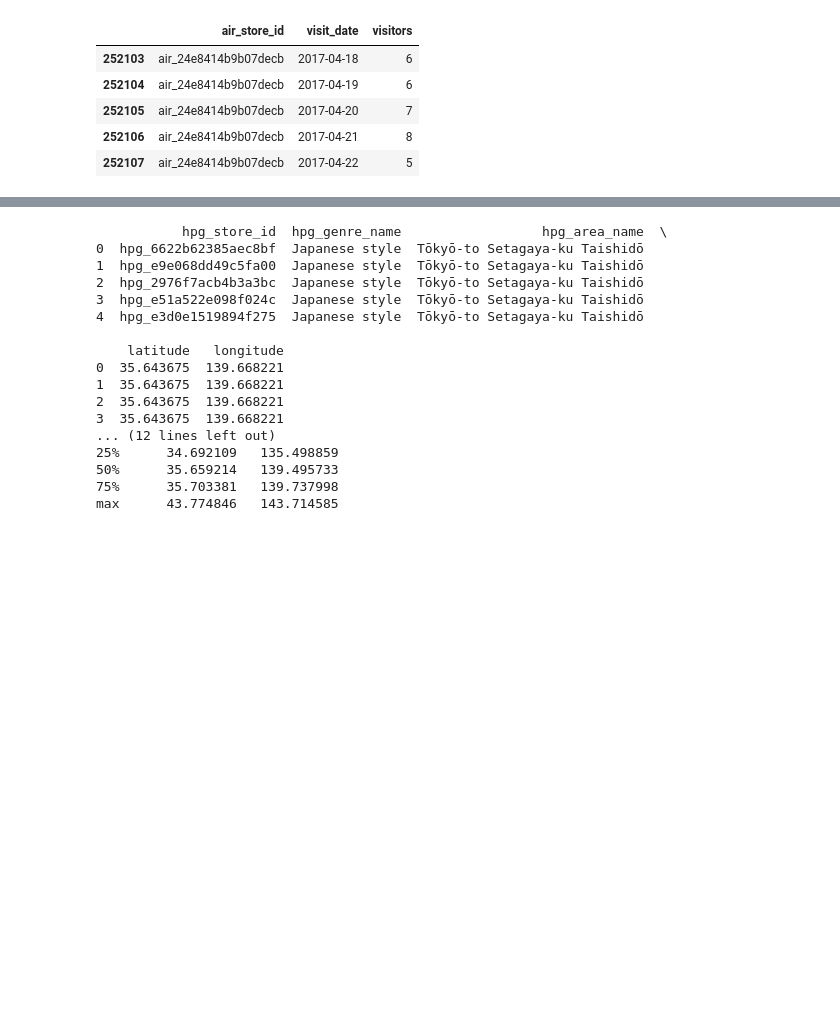
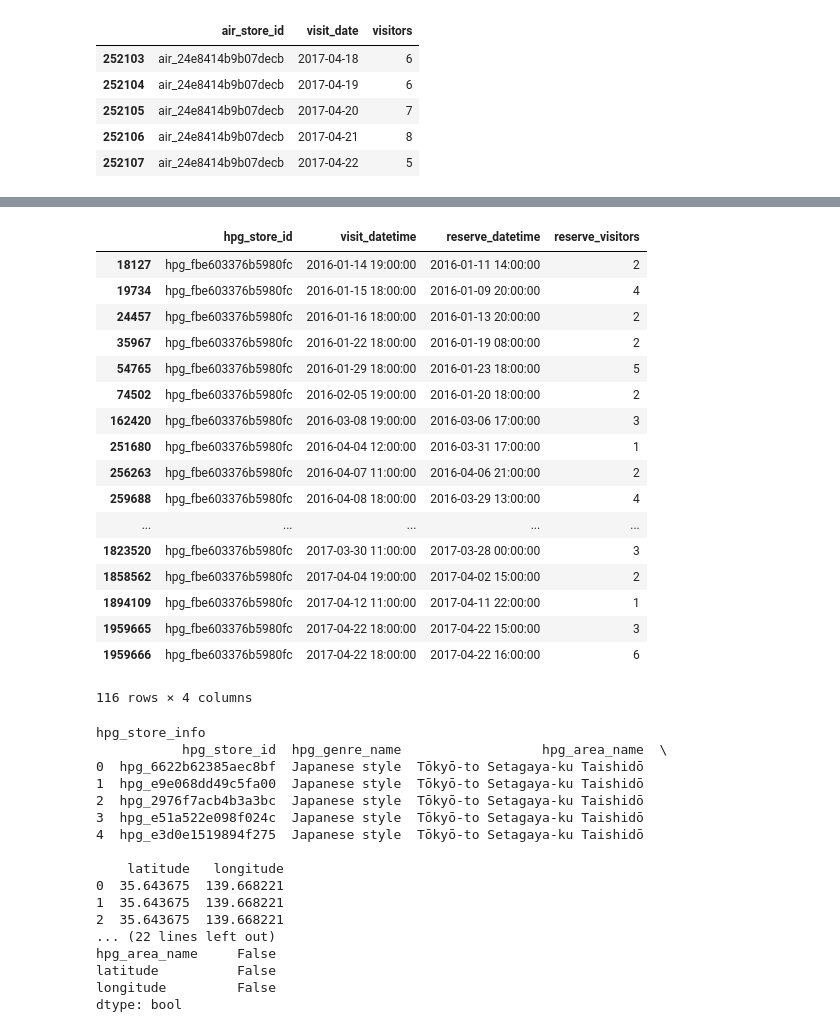
Before and after one commit to zhilangtaosha/ml, a Jupyter notebook: ipython/cheatsheet/rs_recruit.ipynb, the cells around one changed output, grey strips where cells are left out. Drawn from its saved outputs; the diff is of its cells as text; code cells hidden in the pictures; blank space fills up the shorter version.

```diff
--- a/ipython/cheatsheet/rs_recruit.ipynb
+++ b/ipython/cheatsheet/rs_recruit.ipynb
@@ -116,8 +160,35 @@ max        1.000000e+02
+# %%
+h_reserve[h_reserve.hpg_store_id=="hpg_fbe603376b5980fc"]
+# %% [output]
+|  | hpg_store_id | visit_datetime | reserve_datetime | reserve_visitors |
+| 18127 | hpg_fbe603376b5980fc | 2016-01-14 19:00:00 | 2016-01-11 14:00:00 | 2 |
+| 19734 | hpg_fbe603376b5980fc | 2016-01-15 18:00:00 | 2016-01-09 20:00:00 | 4 |
+| 24457 | hpg_fbe603376b5980fc | 2016-01-16 18:00:00 | 2016-01-13 20:00:00 | 2 |
+| 35967 | hpg_fbe603376b5980fc | 2016-01-22 18:00:00 | 2016-01-19 08:00:00 | 2 |
+| 54765 | hpg_fbe603376b5980fc | 2016-01-29 18:00:00 | 2016-01-23 18:00:00 | 5 |
+| 74502 | hpg_fbe603376b5980fc | 2016-02-05 19:00:00 | 2016-01-20 18:00:00 | 2 |
+| 162420 | hpg_fbe603376b5980fc | 2016-03-08 19:00:00 | 2016-03-06 17:00:00 | 3 |
+| 251680 | hpg_fbe603376b5980fc | 2016-04-04 12:00:00 | 2016-03-31 17:00:00 | 1 |
+| 256263 | hpg_fbe603376b5980fc | 2016-04-07 11:00:00 | 2016-04-06 21:00:00 | 2 |
+| 259688 | hpg_fbe603376b5980fc | 2016-04-08 18:00:00 | 2016-03-29 13:00:00 | 4 |
+| ... | ... | ... | ... | ... |
+| 1823520 | hpg_fbe603376b5980fc | 2017-03-30 11:00:00 | 2017-03-28 00:00:00 | 3 |
+| 1858562 | hpg_fbe603376b5980fc | 2017-04-04 19:00:00 | 2017-04-02 15:00:00 | 2 |
+| 1894109 | hpg_fbe603376b5980fc | 2017-04-12 11:00:00 | 2017-04-11 22:00:00 | 1 |
+| 1959665 | hpg_fbe603376b5980fc | 2017-04-22 18:00:00 | 2017-04-22 15:00:00 | 3 |
+| 1959666 | hpg_fbe603376b5980fc | 2017-04-22 18:00:00 | 2017-04-22 16:00:00 | 6 |
+116 rows × 4 columns
 # %%
+print('hpg_store_info')
 print(h_store.head())
+print('_'*30)
 print(h_store.count())
+print('_'*30)
 print(h_store.describe())
+print('_'*30)
+print(h_store.isnull().any())
 # %% [output]
+hpg_store_info
            hpg_store_id  hpg_genre_name                  hpg_area_name  \
 0  hpg_6622b62385aec8bf  Japanese style  Tōkyō-to Setagaya-ku Taishidō
 1  hpg_e9e068dd49c5fa00  Japanese style  Tōkyō-to Setagaya-ku Taishidō
@@ -129,10 +200,9 @@ print(h_store.describe())
 0  35.643675  139.668221
 1  35.643675  139.668221
 2  35.643675  139.668221
-3  35.643675  139.668221
-... (12 lines left out)
-25%      34.692109   135.498859
-50%      35.659214   139.495733
-75%      35.703381   139.737998
-max      43.774846   143.714585
+... (22 lines left out)
+hpg_area_name     False
+latitude          False
+longitude         False
+dtype: bool
 # %%
```
Also changed, not shown: parts of 60 cells of this notebook, 26 other files.
